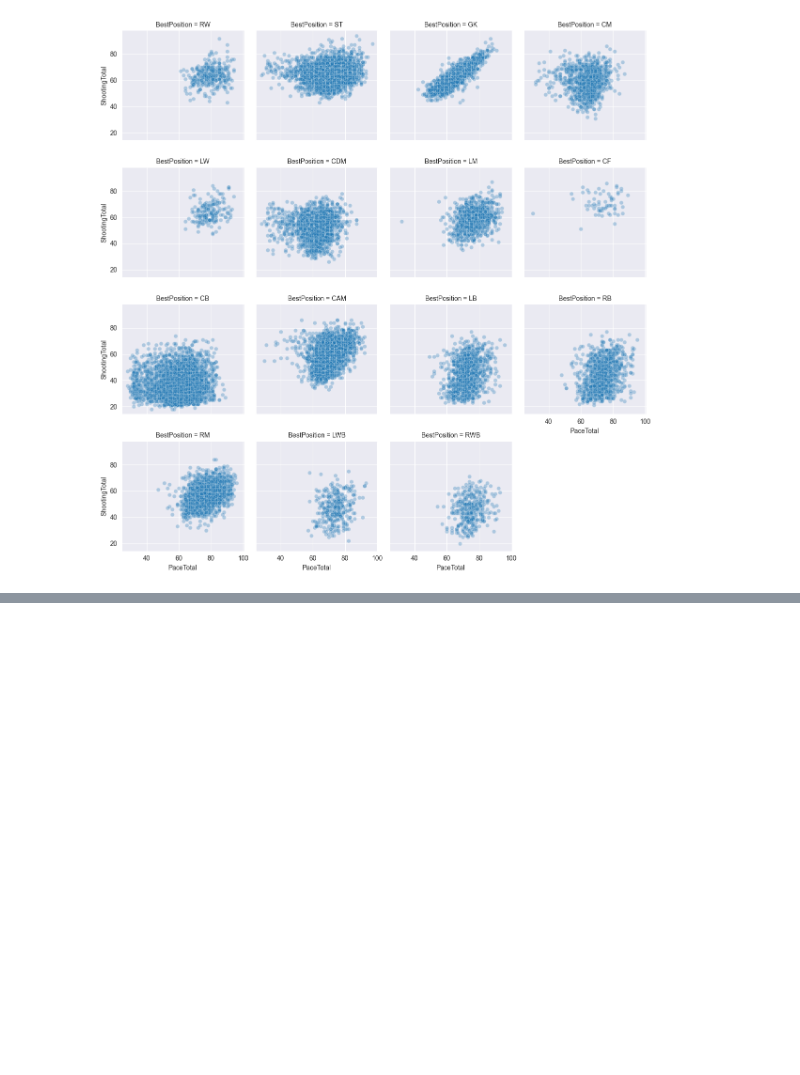
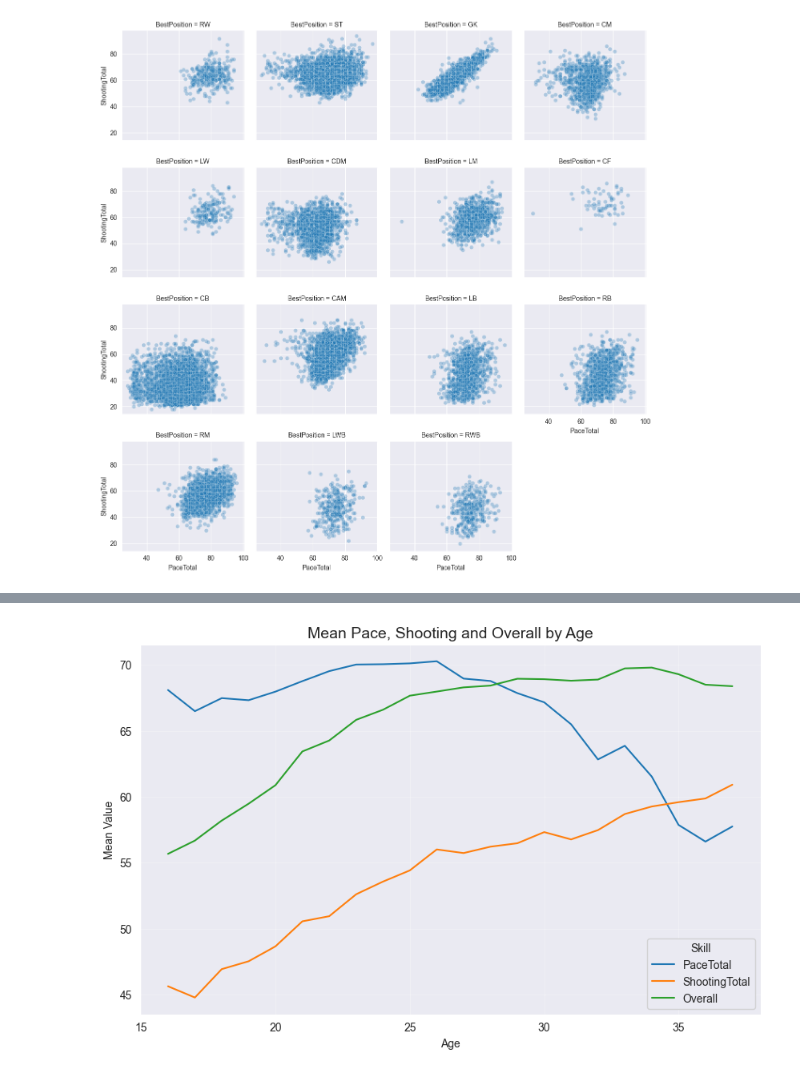
Before and after one commit to NujanZh/fifa22-project, a Jupyter notebook: l_third_method.ipynb, the cells around one changed output, grey strips where cells are left out. Drawn from its saved outputs; the diff is of its cells as text; code cells hidden in the pictures; blank space fills up the shorter version.

```diff
--- a/l_third_method.ipynb
+++ b/l_third_method.ipynb
@@ -72,0 +71,16 @@ sns.lineplot(data=df_grouped, x='Age', y='ShootingTotal')
+# %%
+df_filtered = df_grouped[df_grouped['Age'] < 38]
+
+df_melted = df_filtered.melt(id_vars='Age', value_vars=['PaceTotal', 'ShootingTotal', 'Overall'], var_name='Skill', value_name='Mean Value')
+
+plt.figure(figsize=(10, 6))
+sns.lineplot(data=df_melted, x='Age', y='Mean Value', hue='Skill')
+
+plt.title('Mean Pace, Shooting and Overall by Age', fontsize=14)
+plt.xlabel('Age')
+plt.ylabel('Mean Value')
+plt.legend(title='Skill')
+plt.grid(True, alpha=0.3)
+plt.show()
+# %% [output]
+[figure, added]
```
Also changed, not shown: parts of 4 cells of this notebook, 1 other file.
